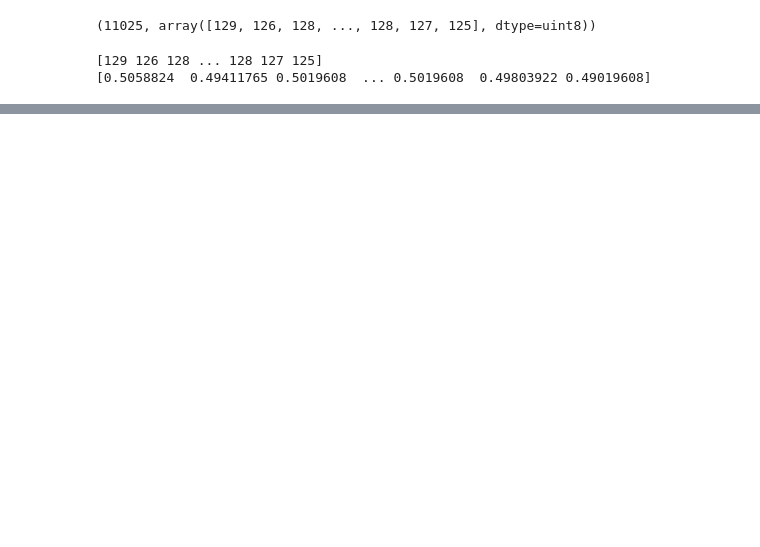
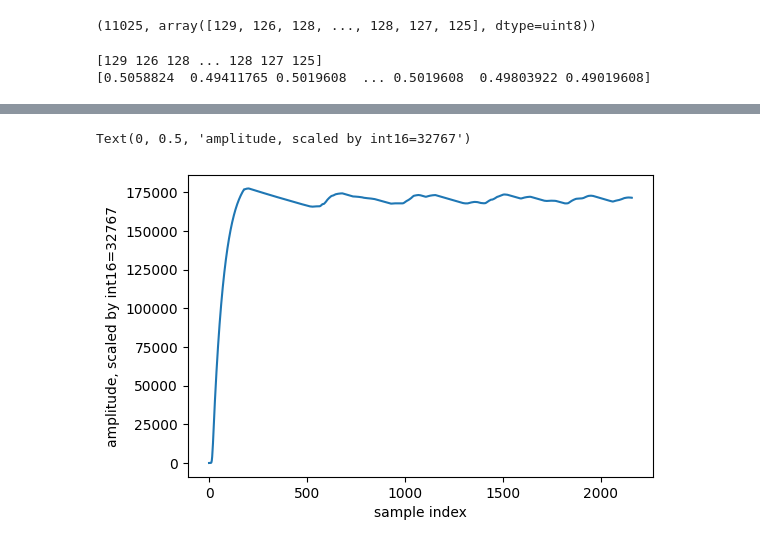
Before and after one commit to Wehzie/master-thesis, a Jupyter notebook: src/sound_analysis.ipynb, the cells around one changed output, grey strips where cells are left out. Saved outputs shown, nothing was run; the diff lists cells and outputs as text; code cells hidden in the pictures; blank space fills up the shorter version.

```diff
--- a/src/sound_analysis.ipynb
+++ b/src/sound_analysis.ipynb
@@ -41,0 +47,17 @@ plt.plot(x, raw_scipy[1])
+# %%
+DATA_PATH = Path("../data/out.wav")
+
+raw_scipy = read(DATA_PATH)
+
+x = list(range(len(raw_scipy[1])))
+y = raw_scipy[1]
+
+fig, ax = plt.subplots()
+#fig.set_size_inches((7, 5))
+fig.set_dpi(100)
+plt.plot(x, y)
+ax.set_xlabel("sample index")
+ax.set_ylabel("amplitude, scaled by int16=32767")
+# %% [output]
+Text(0, 0.5, 'amplitude, scaled by int16=32767')
+[figure, added]
```
Also changed, not shown: parts of 1 cell of this notebook, 2 other files.
